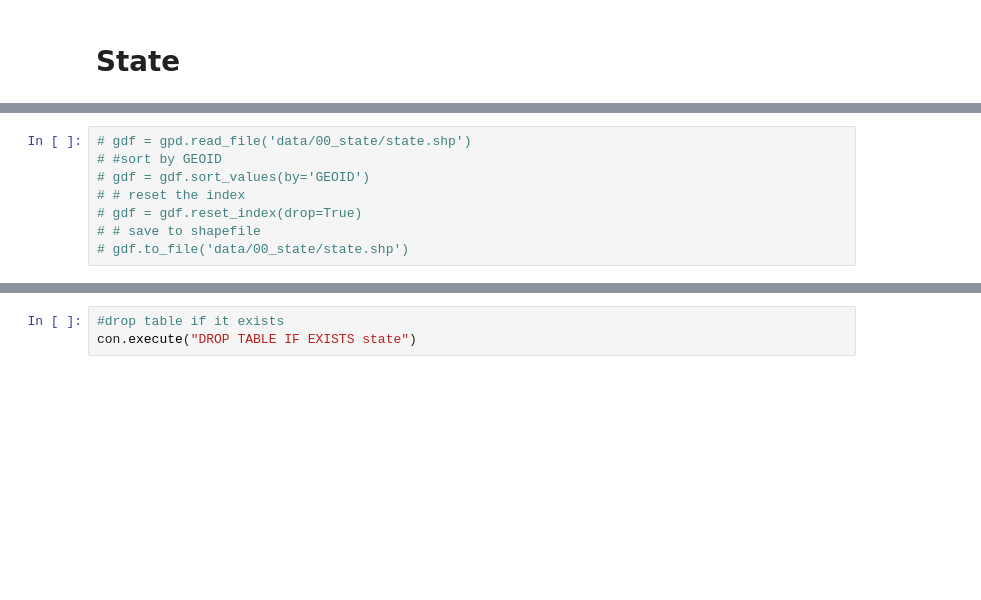
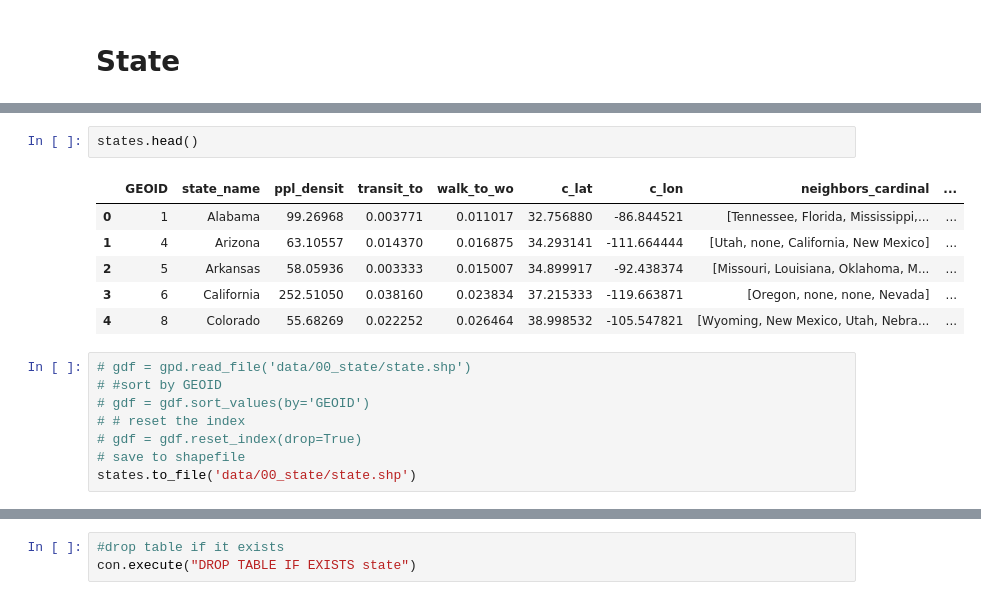
Before and after one commit to makeabilitylab/geovisa11y, a Jupyter notebook: backend/notebooks/data-processing.ipynb, the cells around one changed output, grey strips where cells are left out. Drawn from its saved outputs; the diff is of its cells as text; blank space fills up the shorter version.

```diff
--- a/backend/notebooks/data-processing.ipynb
+++ b/backend/notebooks/data-processing.ipynb
@@ -36,11 +162,20 @@ gdf
+# %%
+states.head()
+# %% [output]
+|  | GEOID | state_name | ppl_densit | transit_to | walk_to_wo | c_lat | c_lon | neighbors_cardinal | ... |
+| 0 | 1 | Alabama | 99.26968 | 0.003771 | 0.011017 | 32.756880 | -86.844521 | [Tennessee, Florida, Mississippi,... | ... |
+| 1 | 4 | Arizona | 63.10557 | 0.014370 | 0.016875 | 34.293141 | -111.664444 | [Utah, none, California, New Mexico] | ... |
+| 2 | 5 | Arkansas | 58.05936 | 0.003333 | 0.015007 | 34.899917 | -92.438374 | [Missouri, Louisiana, Oklahoma, M... | ... |
+| 3 | 6 | California | 252.51050 | 0.038160 | 0.023834 | 37.215333 | -119.663871 | [Oregon, none, none, Nevada] | ... |
+| 4 | 8 | Colorado | 55.68269 | 0.022252 | 0.026464 | 38.998532 | -105.547821 | [Wyoming, New Mexico, Utah, Nebra... | ... |
 # %%
 # gdf = gpd.read_file('data/00_state/state.shp')
 # #sort by GEOID
 # gdf = gdf.sort_values(by='GEOID')
 # # reset the index
 # gdf = gdf.reset_index(drop=True)
-# # save to shapefile
-# gdf.to_file('data/00_state/state.shp')
+# save to shapefile
+states.to_file('data/00_state/state.shp')
 # %%
 #read the shapefile into duckdb
 con.sql("SELECT * FROM ST_Read('data/00_state/state.shp')")
```
Also changed, not shown: parts of 29 cells of this notebook, 3 other files.
